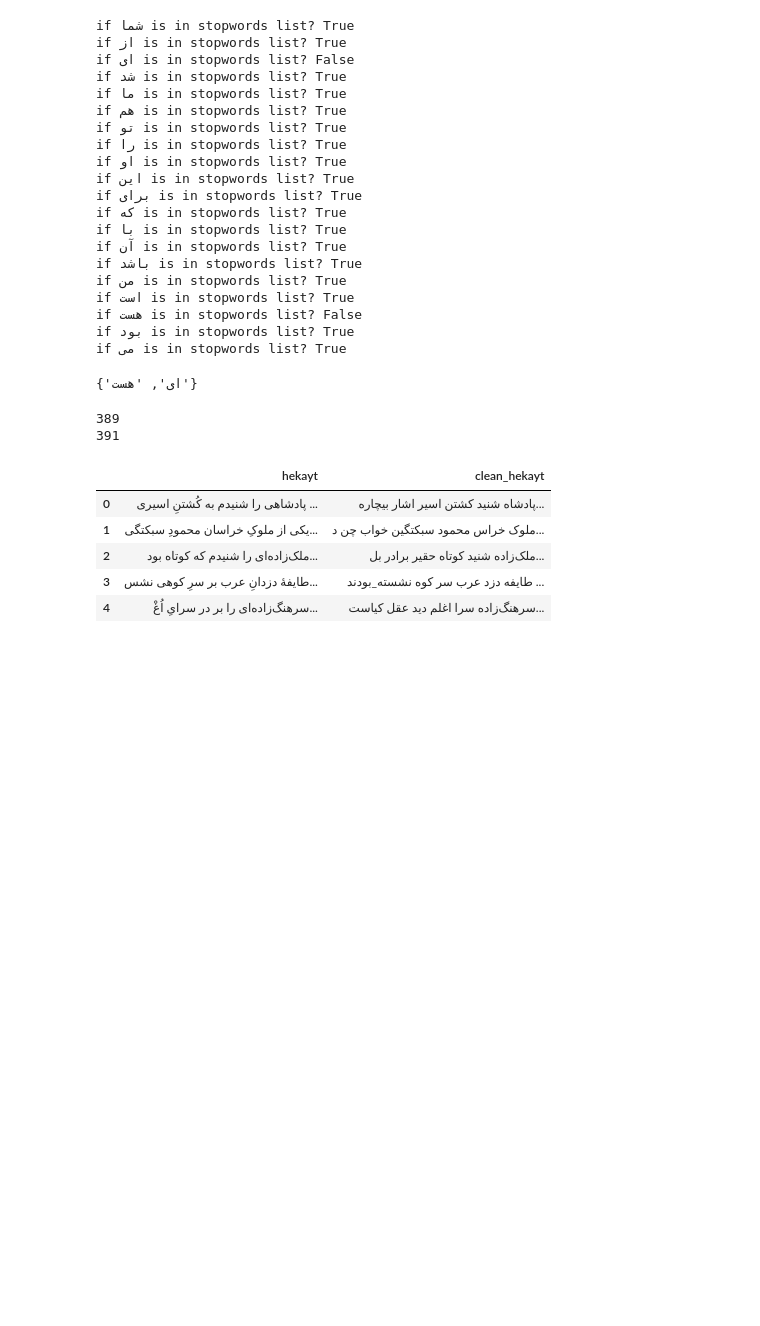
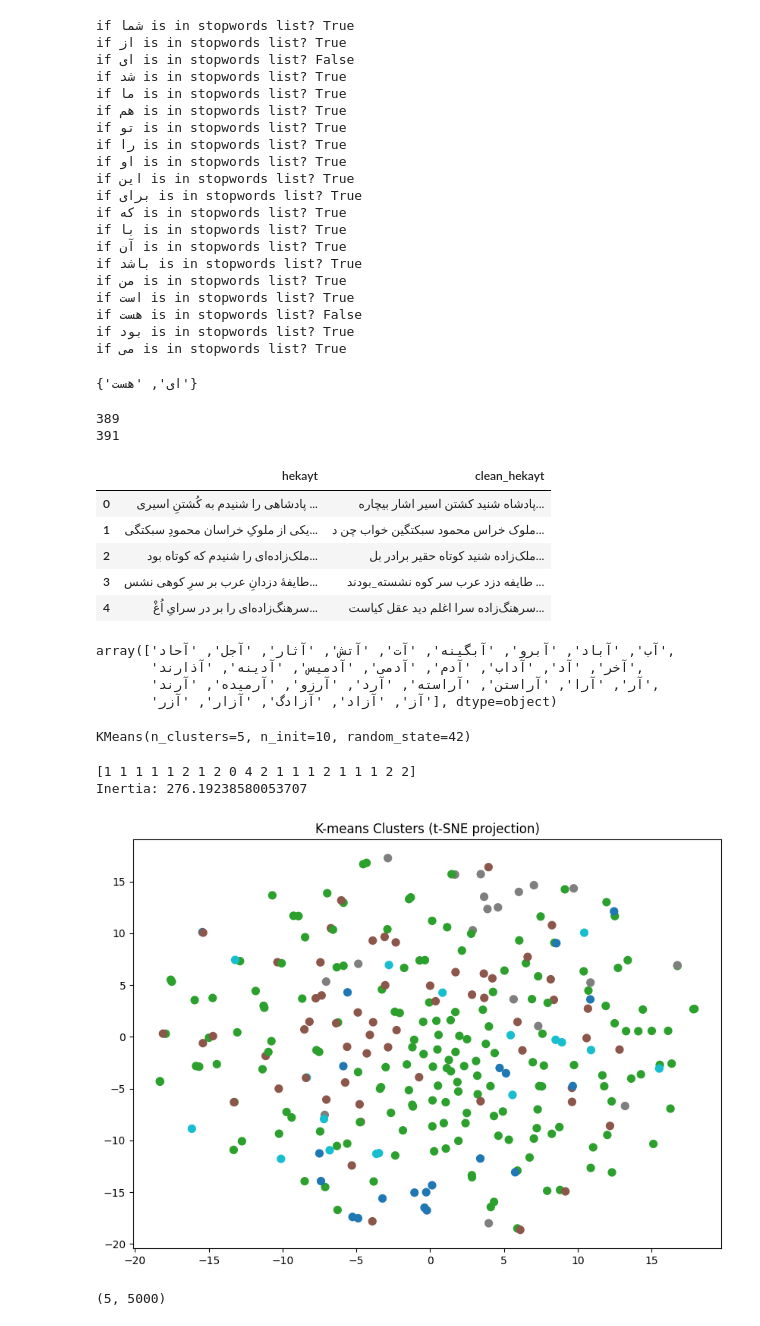
Before and after one commit to elaheyaghoubi/golestan-text-clustering, a Jupyter notebook: main.ipynb, the cells around one changed output. Cells and saved outputs as stored; diff of their text form; code cells hidden in the pictures; blank space fills up the shorter version.

Commit message:
Implement text vectorization (TF-IDF/BoW) and apply K-means (5 clusters)

```diff
--- a/main.ipynb
+++ b/main.ipynb
@@ -119,0 +134,53 @@ df[["hekayt", "clean_hekayt"]].head()
+# %%
+tfidf_feature_names = tfidf_vectorizer.get_feature_names_out()
+tfidf_feature_names[:30]
+# %% [output]
+array(['آب', 'آباد', 'آبرو', 'آبگینه', 'آت', 'آتش', 'آثار', 'آجل', 'آحاد',
+       'آخر', 'آد', 'آداب', 'آدم', 'آدمی', 'آدمیس', 'آدینه', 'آذارند',
+       'آر', 'آرا', 'آراستن', 'آراسته', 'آرد', 'آرزو', 'آرمیده', 'آرند',
+       'آز', 'آزاد', 'آزادگ', 'آزار', 'آزر'], dtype=object)
+# %%
+k = 5
+kmeans = KMeans(
+    n_clusters=k,
+    init='k-means++',
+    n_init=10,
+    max_iter=300,
+    random_state=42
+)
+# %%
+X = x_tfidf
+y_true = df["bab"]
+# %%
+kmeans.fit(X)
+# %% [output]
+KMeans(n_clusters=5, n_init=10, random_state=42)
+# %%
+cluster_labels = kmeans.labels_
+print(cluster_labels[:20])        # first 20 hekayat cluster IDs
+print("Inertia:", kmeans.inertia_)
+# %% [output]
+[1 1 1 1 1 2 1 2 0 4 2 1 1 1 2 1 1 1 2 2]
+Inertia: 276.19238580053707
+# %%
+
+tsne = TSNE(n_components=2, perplexity=30, random_state=42)
+X_tsne = tsne.fit_transform(x_tfidf.toarray())
+
+plt.figure(figsize=(10, 7))
+plt.scatter(
+    X_tsne[:,0],
+    X_tsne[:,1],
+    c=cluster_labels,
+    cmap='tab10',
+    s=50
+)
+plt.title("K-means Clusters (t-SNE projection)")
+plt.show()
+# %% [output]
+[figure, added]
+# %%
+centers = kmeans.cluster_centers_
+centers.shape
+# %% [output]
+(5, 5000)
```
Also changed, not shown: parts of 4 cells of this notebook.
